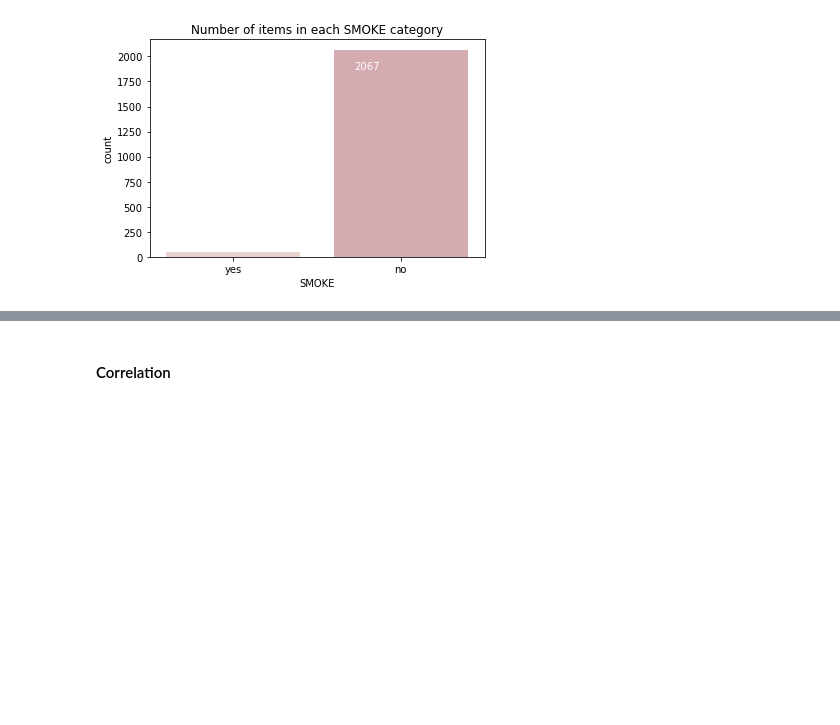
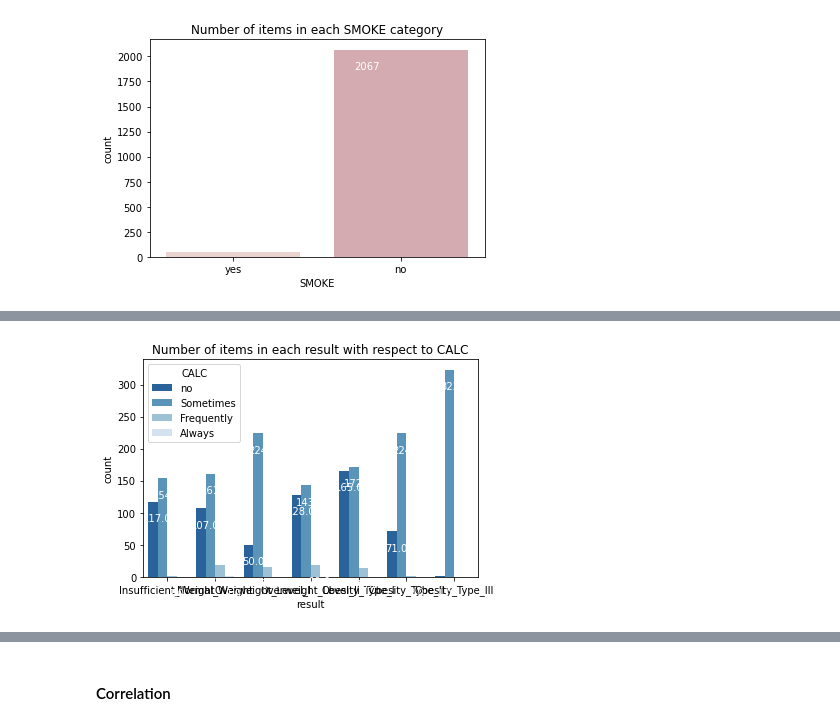
Before and after one commit to SanketAgwl/Obesity-Prediction-Data-Science, a Jupyter notebook: project.ipynb, the cells around one changed output, grey strips where cells are left out. Cells and saved outputs as stored; diff of their text form; code cells hidden in the pictures; blank space fills up the shorter version.

```diff
--- a/project.ipynb
+++ b/project.ipynb
@@ -339,0 +356,4 @@ Physical Activity
+# %%
+cross_plot(df, "result", "CALC", weight_order, hue_order= ["no", "Sometimes", "Frequently", "Always"])
+# %% [output]
+[figure, added]
```
Also changed, not shown: parts of 32 cells of this notebook.
